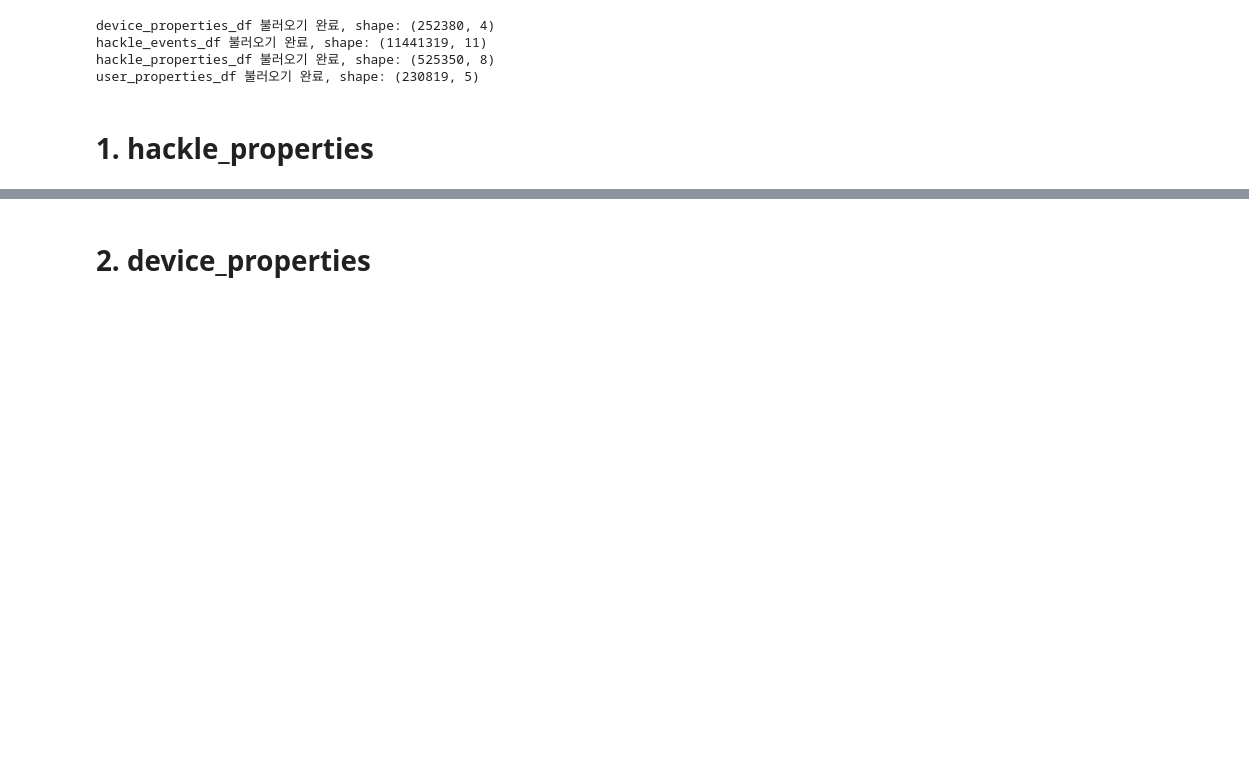
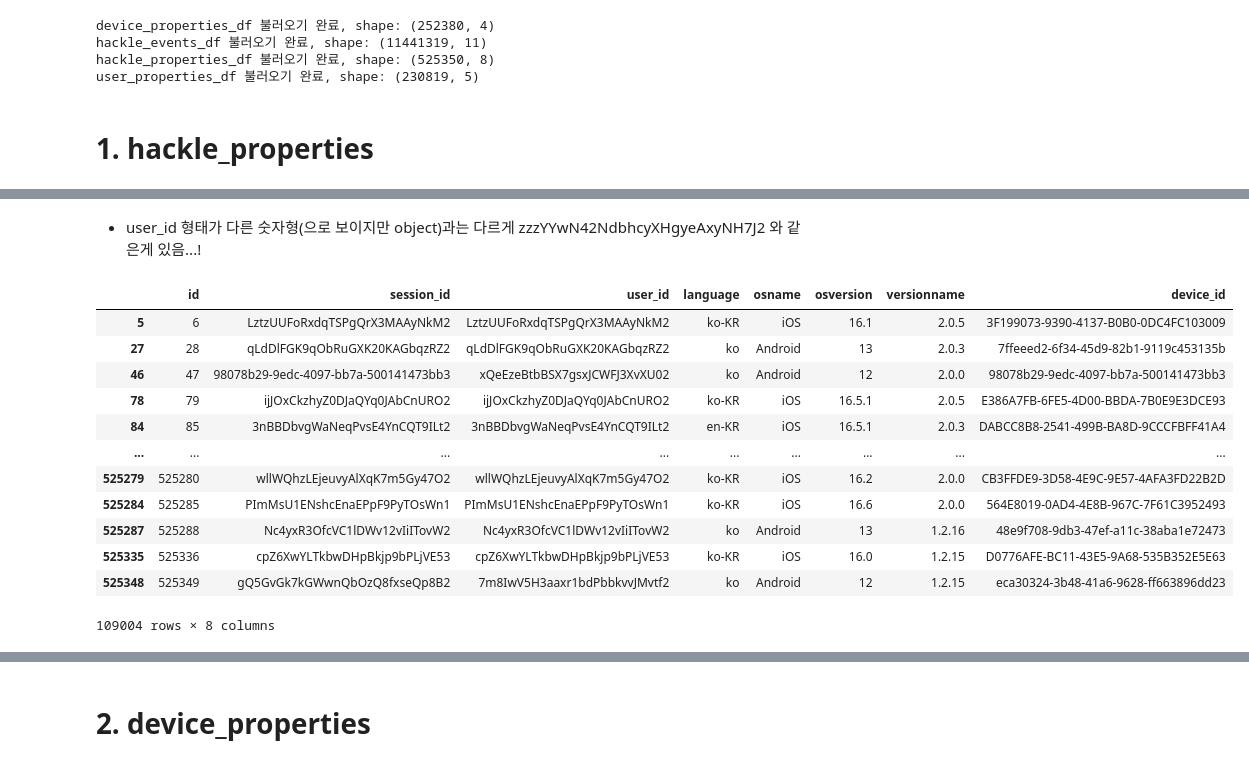
Before and after one commit to seung127/codeit_project, a Jupyter notebook: codeit-project-docker/notebooks/eda_hackle.ipynb, the cells around one changed output, grey strips where cells are left out. Saved outputs shown, nothing was run; the diff lists cells and outputs as text; code cells hidden in the pictures; blank space fills up the shorter version.

```diff
--- a/codeit-project-docker/notebooks/eda_hackle.ipynb
+++ b/codeit-project-docker/notebooks/eda_hackle.ipynb
@@ -110,0 +212,19 @@ DataFrame 중복값 확인:
+# %% [markdown]
+- user_id 형태가 다른 숫자형(으로 보이지만 object)과는 다르게 zzzYYwN42NdbhcyXHgyeAxyNH7J2 와 같은게 있음...!
+# %%
+# 샘플 아무거나 확인
+hackle_properties_df[hackle_properties_df['user_id'].apply(len) > 7]
+# %% [output]
+|  | id | session_id | user_id | language | osname | osversion | versionname | device_id |
+| 5 | 6 | LztzUUFoRxdqTSPgQrX3MAAyNkM2 | LztzUUFoRxdqTSPgQrX3MAAyNkM2 | ko-KR | iOS | 16.1 | 2.0.5 | 3F199073-9390-4137-B0B0-0DC4FC103009 |
+| 27 | 28 | qLdDlFGK9qObRuGXK20KAGbqzRZ2 | qLdDlFGK9qObRuGXK20KAGbqzRZ2 | ko | Android | 13 | 2.0.3 | 7ffeeed2-6f34-45d9-82b1-9119c453135b |
+| 46 | 47 | 98078b29-9edc-4097-bb7a-500141473bb3 | xQeEzeBtbBSX7gsxJCWFJ3XvXU02 | ko | Android | 12 | 2.0.0 | 98078b29-9edc-4097-bb7a-500141473bb3 |
+| 78 | 79 | ijJOxCkzhyZ0DJaQYq0JAbCnURO2 | ijJOxCkzhyZ0DJaQYq0JAbCnURO2 | ko-KR | iOS | 16.5.1 | 2.0.5 | E386A7FB-6FE5-4D00-BBDA-7B0E9E3DCE93 |
+| 84 | 85 | 3nBBDbvgWaNeqPvsE4YnCQT9ILt2 | 3nBBDbvgWaNeqPvsE4YnCQT9ILt2 | en-KR | iOS | 16.5.1 | 2.0.3 | DABCC8B8-2541-499B-BA8D-9CCCFBFF41A4 |
+| ... | ... | ... | ... | ... | ... | ... | ... | ... |
+| 525279 | 525280 | wllWQhzLEjeuvyAlXqK7m5Gy47O2 | wllWQhzLEjeuvyAlXqK7m5Gy47O2 | ko-KR | iOS | 16.2 | 2.0.0 | CB3FFDE9-3D58-4E9C-9E57-4AFA3FD22B2D |
+| 525284 | 525285 | PImMsU1ENshcEnaEPpF9PyTOsWn1 | PImMsU1ENshcEnaEPpF9PyTOsWn1 | ko-KR | iOS | 16.6 | 2.0.0 | 564E8019-0AD4-4E8B-967C-7F61C3952493 |
+| 525287 | 525288 | Nc4yxR3OfcVC1lDWv12vIiITovW2 | Nc4yxR3OfcVC1lDWv12vIiITovW2 | ko | Android | 13 | 1.2.16 | 48e9f708-9db3-47ef-a11c-38aba1e72473 |
+| 525335 | 525336 | cpZ6XwYLTkbwDHpBkjp9bPLjVE53 | cpZ6XwYLTkbwDHpBkjp9bPLjVE53 | ko-KR | iOS | 16.0 | 1.2.15 | D0776AFE-BC11-43E5-9A68-535B352E5E63 |
+| 525348 | 525349 | gQ5GvGk7kGWwnQbOzQ8fxseQp8B2 | 7m8IwV5H3aaxr1bdPbbkvvJMvtf2 | ko | Android | 12 | 1.2.15 | eca30324-3b48-41a6-9628-ff663896dd23 |
+109004 rows × 8 columns
```
Also changed, not shown: parts of 31 cells of this notebook.
